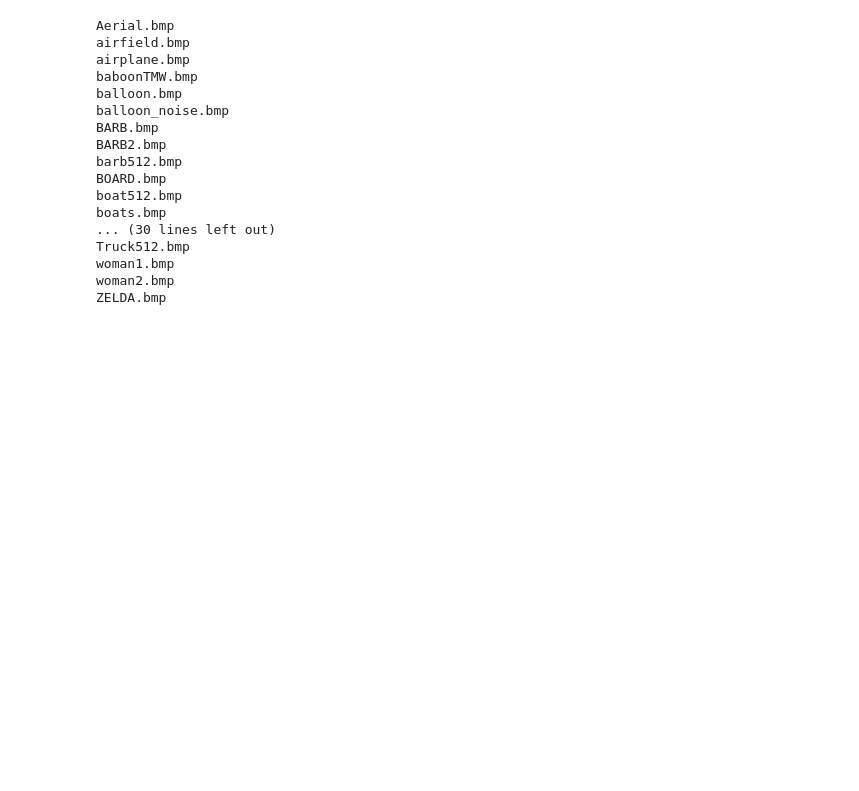
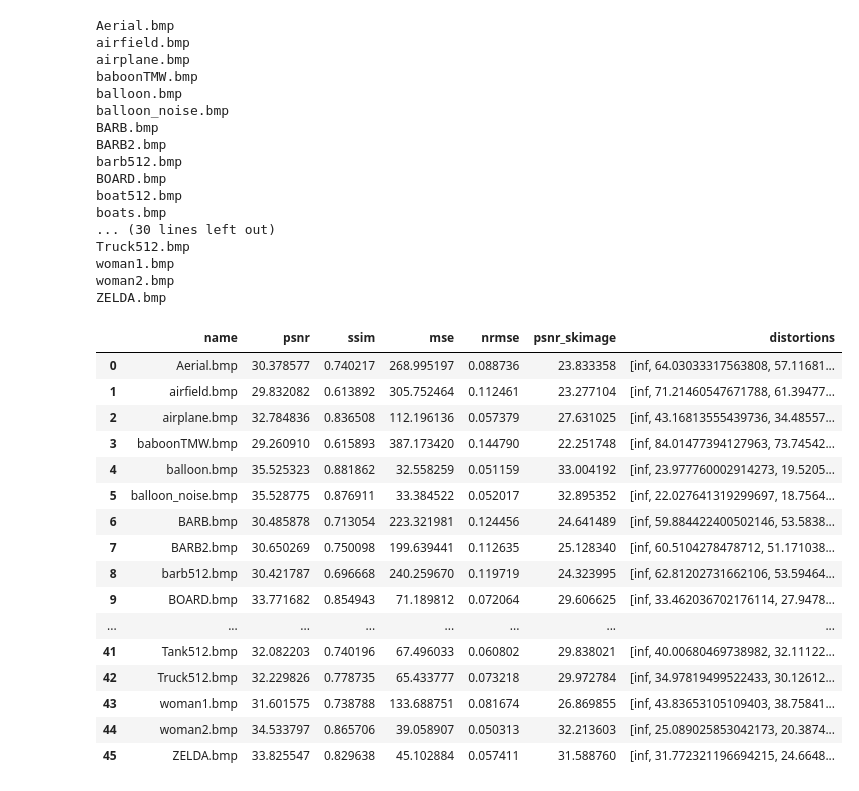
Before and after one commit to karlosos/image_vector_quantization, a Jupyter notebook: experiments/lbg_experiment_1.ipynb, the cells around one changed output. Cells and saved outputs as stored; diff of their text form; code cells hidden in the pictures; blank space fills up the shorter version.

```diff
--- a/experiments/lbg_experiment_1.ipynb
+++ b/experiments/lbg_experiment_1.ipynb
@@ -83,3 +83,23 @@ ZELDA.bmp
 # %%
 df = pd.DataFrame(data=data)
 df.to_csv('lbg_4x4_32_e=None.csv')
+# %%
+df
+# %% [output]
+|  | name | psnr | ssim | mse | nrmse | psnr_skimage | distortions |
+| 0 | Aerial.bmp | 30.378577 | 0.740217 | 268.995197 | 0.088736 | 23.833358 | [inf, 64.03033317563808, 57.11681... |
+| 1 | airfield.bmp | 29.832082 | 0.613892 | 305.752464 | 0.112461 | 23.277104 | [inf, 71.21460547671788, 61.39477... |
+| 2 | airplane.bmp | 32.784836 | 0.836508 | 112.196136 | 0.057379 | 27.631025 | [inf, 43.16813555439736, 34.48557... |
+| 3 | baboonTMW.bmp | 29.260910 | 0.615893 | 387.173420 | 0.144790 | 22.251748 | [inf, 84.01477394127963, 73.74542... |
+| 4 | balloon.bmp | 35.525323 | 0.881862 | 32.558259 | 0.051159 | 33.004192 | [inf, 23.977760002914273, 19.5205... |
+| 5 | balloon_noise.bmp | 35.528775 | 0.876911 | 33.384522 | 0.052017 | 32.895352 | [inf, 22.027641319299697, 18.7564... |
+| 6 | BARB.bmp | 30.485878 | 0.713054 | 223.321981 | 0.124456 | 24.641489 | [inf, 59.884422400502146, 53.5838... |
+| 7 | BARB2.bmp | 30.650269 | 0.750098 | 199.639441 | 0.112635 | 25.128340 | [inf, 60.5104278478712, 51.171038... |
+| 8 | barb512.bmp | 30.421787 | 0.696668 | 240.259670 | 0.119719 | 24.323995 | [inf, 62.81202731662106, 53.59464... |
+| 9 | BOARD.bmp | 33.771682 | 0.854943 | 71.189812 | 0.072064 | 29.606625 | [inf, 33.462036702176114, 27.9478... |
+| ... | ... | ... | ... | ... | ... | ... | ... |
+| 41 | Tank512.bmp | 32.082203 | 0.740196 | 67.496033 | 0.060802 | 29.838021 | [inf, 40.00680469738982, 32.11122... |
+| 42 | Truck512.bmp | 32.229826 | 0.778735 | 65.433777 | 0.073218 | 29.972784 | [inf, 34.97819499522433, 30.12612... |
+| 43 | woman1.bmp | 31.601575 | 0.738788 | 133.688751 | 0.081674 | 26.869855 | [inf, 43.83653105109403, 38.75841... |
+| 44 | woman2.bmp | 34.533797 | 0.865706 | 39.058907 | 0.050313 | 32.213603 | [inf, 25.089025853042173, 20.3874... |
+| 45 | ZELDA.bmp | 33.825547 | 0.829638 | 45.102884 | 0.057411 | 31.588760 | [inf, 31.772321196694215, 24.6648... |
```
Also changed, not shown: parts of 4 cells of this notebook, 5 other files.
